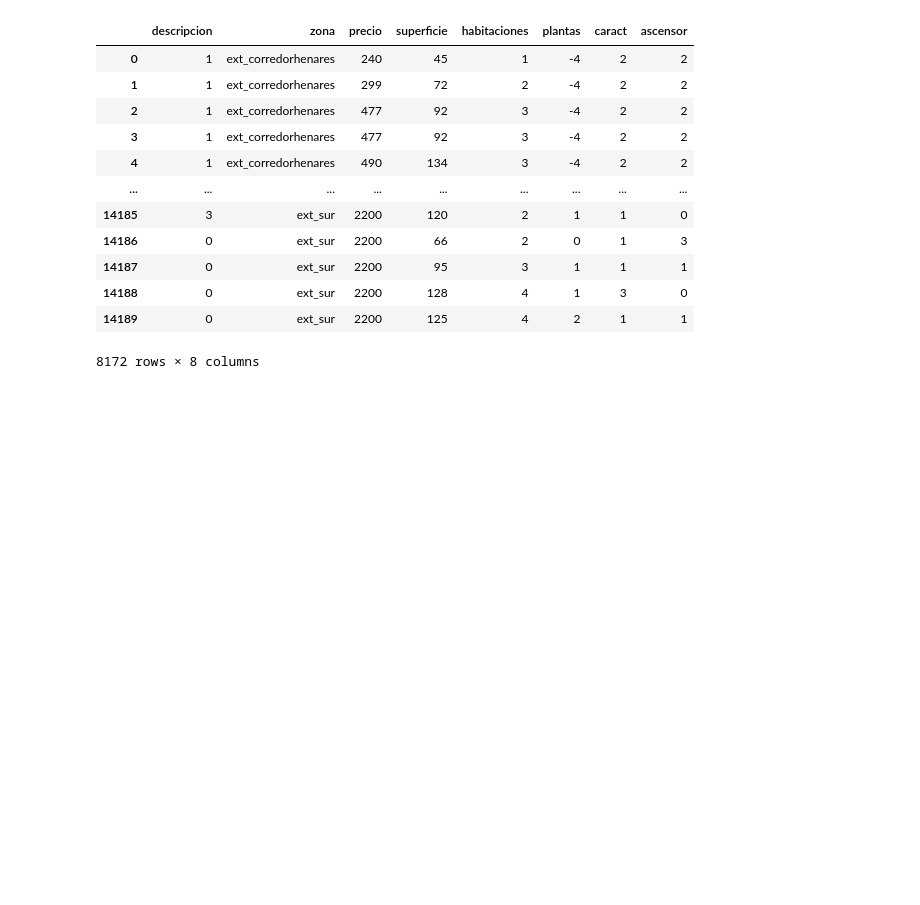
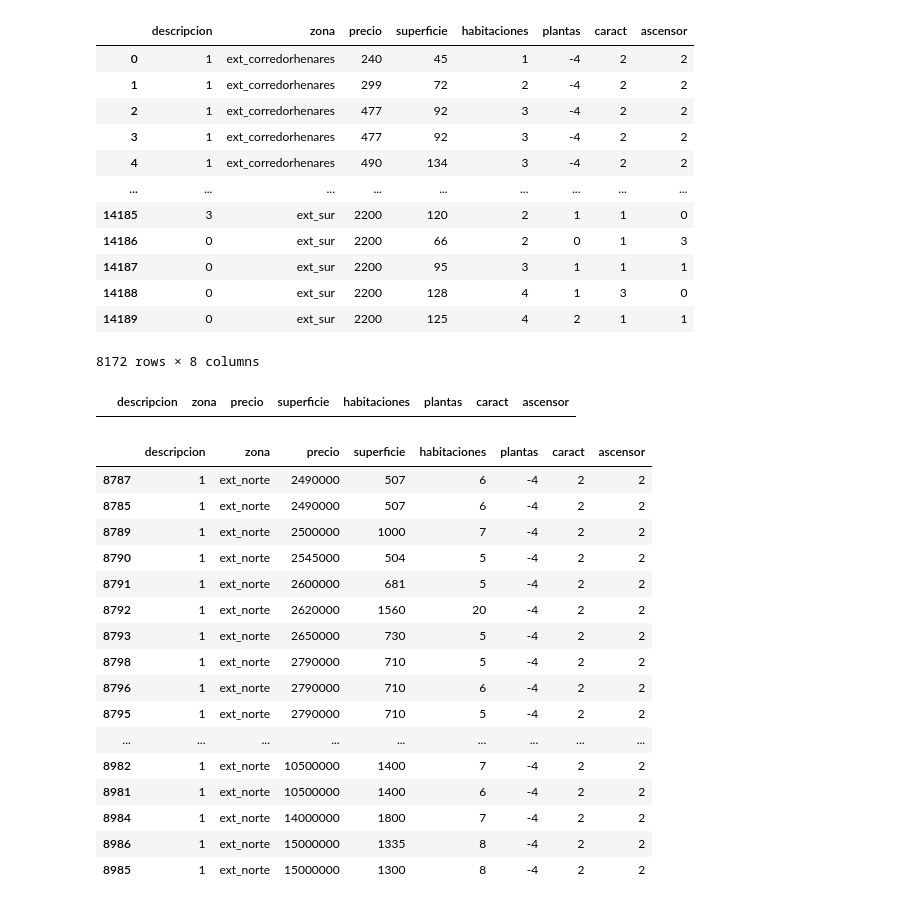
Before and after one commit to Gbau11/Analisis-de-la-vivienda-Idealista, a Jupyter notebook: jupyter/venta_madrid_ext/limpieza_madrid_ext.ipynb, the cells around one changed output. Saved outputs shown, nothing was run; the diff lists cells and outputs as text; code cells hidden in the pictures; blank space fills up the shorter version.

```diff
--- a/jupyter/venta_madrid_ext/limpieza_madrid_ext.ipynb
+++ b/jupyter/venta_madrid_ext/limpieza_madrid_ext.ipynb
@@ -899,6 +899,32 @@ madrid_ext[madrid_ext['precio']<15000]
 | 14188 | 0 | ext_sur | 2200 | 128 | 4 | 1 | 3 | 0 |
 | 14189 | 0 | ext_sur | 2200 | 125 | 4 | 2 | 1 | 1 |
 8172 rows × 8 columns
+# %%
+df1 = madrid_ext[madrid_ext['zona']=='ext_norte']
+# %%
+df1
+# %% [output]
+|  | descripcion | zona | precio | superficie | habitaciones | plantas | caract | ascensor |
+# %%
+df1.sort_values(by='precio').tail(200)
+# %% [output]
+|  | descripcion | zona | precio | superficie | habitaciones | plantas | caract | ascensor |
+| 8787 | 1 | ext_norte | 2490000 | 507 | 6 | -4 | 2 | 2 |
+| 8785 | 1 | ext_norte | 2490000 | 507 | 6 | -4 | 2 | 2 |
+| 8789 | 1 | ext_norte | 2500000 | 1000 | 7 | -4 | 2 | 2 |
+| 8790 | 1 | ext_norte | 2545000 | 504 | 5 | -4 | 2 | 2 |
+| 8791 | 1 | ext_norte | 2600000 | 681 | 5 | -4 | 2 | 2 |
+| 8792 | 1 | ext_norte | 2620000 | 1560 | 20 | -4 | 2 | 2 |
+| 8793 | 1 | ext_norte | 2650000 | 730 | 5 | -4 | 2 | 2 |
+| 8798 | 1 | ext_norte | 2790000 | 710 | 5 | -4 | 2 | 2 |
+| 8796 | 1 | ext_norte | 2790000 | 710 | 6 | -4 | 2 | 2 |
+| 8795 | 1 | ext_norte | 2790000 | 710 | 5 | -4 | 2 | 2 |
+| ... | ... | ... | ... | ... | ... | ... | ... | ... |
+| 8982 | 1 | ext_norte | 10500000 | 1400 | 7 | -4 | 2 | 2 |
+| 8981 | 1 | ext_norte | 10500000 | 1400 | 6 | -4 | 2 | 2 |
+| 8984 | 1 | ext_norte | 14000000 | 1800 | 7 | -4 | 2 | 2 |
+| 8986 | 1 | ext_norte | 15000000 | 1335 | 8 | -4 | 2 | 2 |
+| 8985 | 1 | ext_norte | 15000000 | 1300 | 8 | -4 | 2 | 2 |
 # %%
 madrid_ext.loc[madrid_ext['precio'] < 15000, 'precio'] *= 100
 # %%
```
Also changed, not shown: 2 other files.
